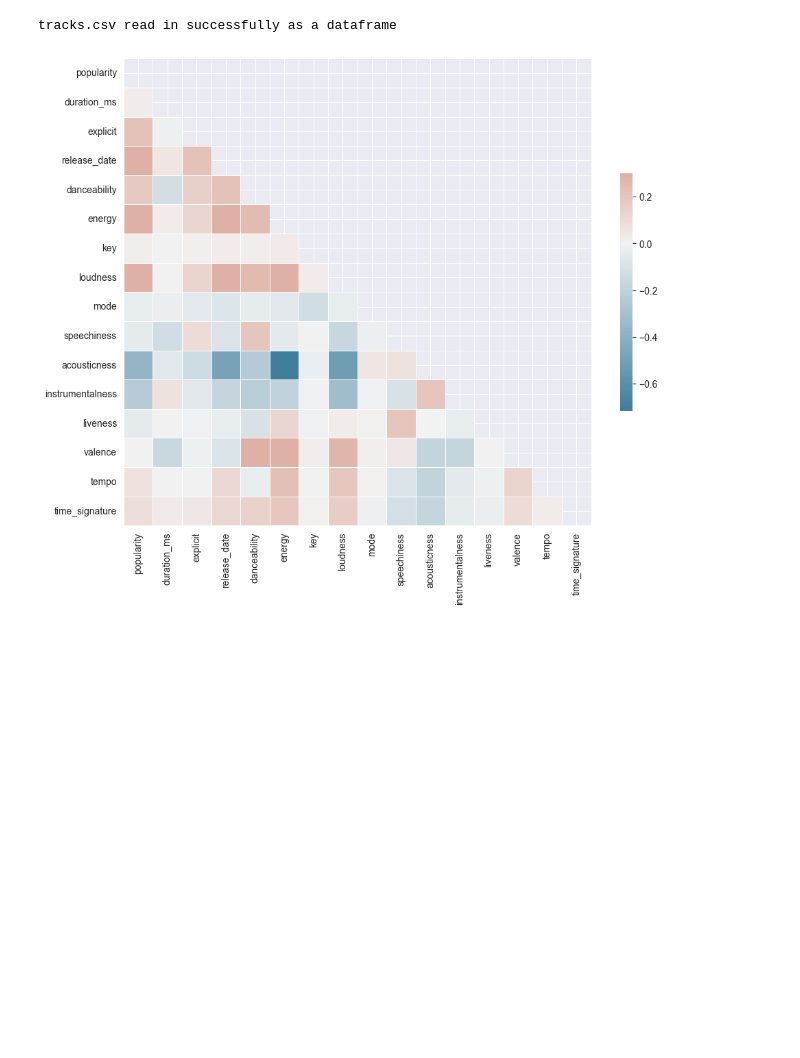
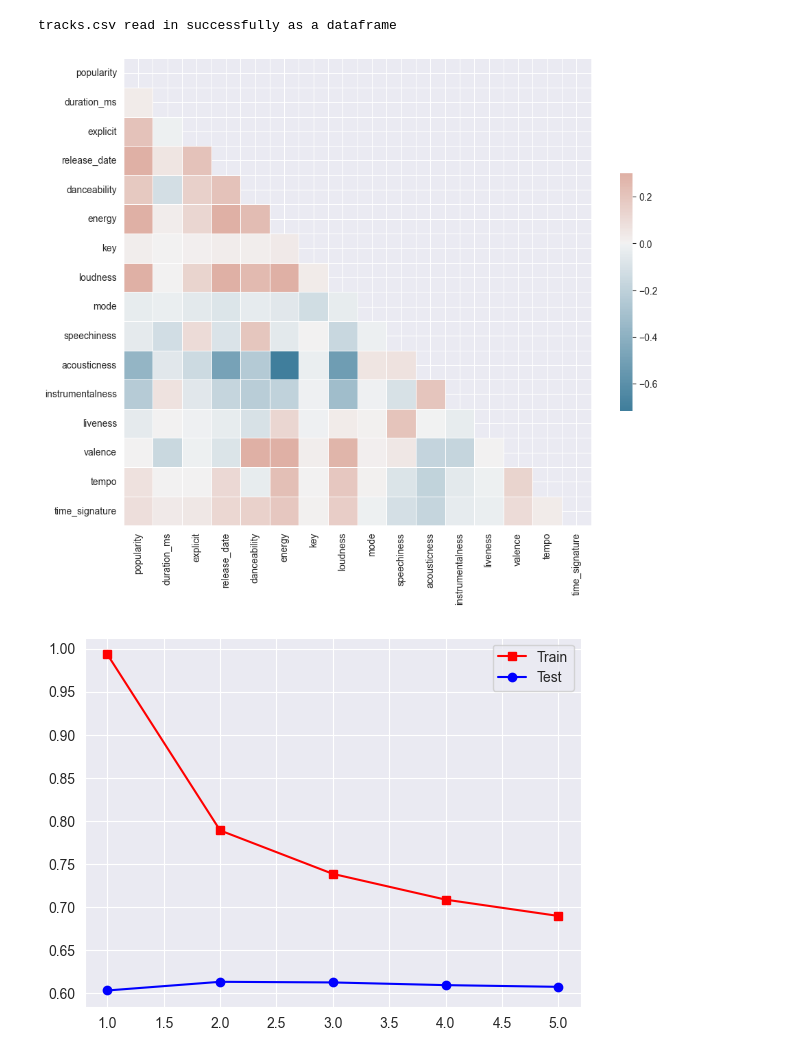
Before and after one commit to Coopsims/Random-Projects, a Jupyter notebook: Spotify Data Science/Song Popularity/Spotify-analysis-V2.0.ipynb, the cells around one changed output. Cells and saved outputs as stored; diff of their text form; code cells hidden in the pictures; blank space fills up the shorter version.

Commit message:
added svm and fixed knn kernel finder

```diff
--- a/Spotify Data Science/Song Popularity/Spotify-analysis-V2.0.ipynb
+++ b/Spotify Data Science/Song Popularity/Spotify-analysis-V2.0.ipynb
@@ -33,6 +34,10 @@ import tensorflow as tf
 import keras
 from keras.callbacks import EarlyStopping
 from keras import metrics
+# %%
+# Global var for selecting popularity cutoff
+MINIMUM_POPULARITY_LIMIT = 40
+MINIMUM_POPULARITY_PERCENTAGE = MINIMUM_POPULARITY_LIMIT / 100
 # %%
 def analyze_algorithm(y_true, y_pred):
 
@@ -101,9 +160,9 @@ inputs = [
         ]
 target = ['popularity']
 
-# Global var for selecting popularity cutoff
-Cutoff = 40
-Cutoffp = Cutoff / 100
+model_scores = {}  # Save F1 Scores for each model
+
+start_time = time.time()
 
 
 for i in range(len(files)):
@@ -112,42 +171,92 @@ for i in range(len(files)):
     print(files[i], 'read in successfully as a dataframe')
     # File specific cleaning
 
     # Data cleaning for tracks.csv
     if i == 0:
         df['release_date'] = pd.to_datetime(df['release_date'], errors='coerce').dt.year
         df = df.drop(columns=['id', 'name', 'artists', 'id_artists'])
 
     # Data cleaning for dataset.csv
     if i == 1:
         df['track_genre_encoded'] = LabelEncoder().fit_transform(df['track_genre'])
         df = df.drop(columns=['Unnamed: 0', 'track_id', 'artists', 'album_name', 'track_name', 'track_genre'])
 
 
     print_correlation_matrix(df)
 
     xtrain, xtest, ytrain, ytest = train_test_split(df[inputs[i]], df[target], test_size=0.2, random_state=42)
 
     # Training Model 1 KNN-Regressor
-    model = neighbors.KNeighborsRegressor(4)
-    model.fit(xtrain, ytrain)
+    kernelNumber = find_best_kernel_value(False, xtrain, ytrain, xtest, ytest)
 
+    modelOne = neighbors.KNeighborsRegressor(kernelNumber)
+    modelOne.fit(xtrain, ytrain)
     print('KNN-Regressor Fitted')
-    # creating predictions
-    y_train_scores = model.predict(xtrain)
-    y_test_scores = model.predict(xtest)
 
-    # Apply same threshold to train predictions
-    y_train_pred = (y_train_scores > Cutoff).astype(int)
-    y_test_pred = (y_test_scores > Cutoff).astype(int)
+    # Apply a same threshold to train predictions
+    y_train, y_train_pred = predict_and_convert(modelOne, xtrain, ytrain, MINIMUM_POPULARITY_LIMIT)
+    print('\nscores for the training set:')
+    analyze_algorithm(y_train, y_train_pred)
 
-    ytrain = (ytrain > Cutoff).astype(int)
-    ytest = (ytest > Cutoff).astype(int)
+    y_test, y_test_pred = predict_and_convert(modelOne, xtest, ytest, MINIMUM_POPULARITY_LIMIT)
+    print('\nscores for the testing set:')
+    analyze_algorithm(y_test, y_test_pred)
 
+    model_scores['knn_regressor'] = f1_score(y_test, y_test_pred)
+
+
+
+    # Training Model 2 KNN-Classifier
+    y_train_two = (ytrain > MINIMUM_POPULARITY_LIMIT).astype(int)
+    y_test_two = (ytest > MINIMUM_POPULARITY_LIMIT).astype(int)
+
+    kernelNumber = find_best_kernel_value(True, xtrain, y_train_two, xtest, y_test_two)
+
+    modelTwo = neighbors.KNeighborsClassifier(kernelNumber)
+    modelTwo.fit(xtrain, y_train_two.values.ravel())
+    print('KNN-Classifier Fitted')
+
+    y_train_pred = modelTwo.predict(xtrain)
     print('\nscores for the training set:')
-    analyze_algorithm(ytrain, y_train_pred)
+    analyze_algorithm(y_train_two, y_train_pred)
+
+    # Apply a same threshold to test predictions
+    y_test_pred = modelTwo.predict(xtest)
+    print('\nscores for the testing set:')
+    analyze_algorithm(y_test_two, y_test_pred)
+
+    model_scores['knn_classifier'] = f1_score(y_test_two, y_test_pred)
+
+
+
+    # Training Model 3 SVM
+    sc = StandardScaler()
+    X_train = sc.fit_transform(xtrain)
+    X_test = sc.transform(xtest)
+
+    # Training the SVM model on the Training set using a linear kernel
+    svm_classifier = SVC(kernel = 'rbf', random_state = 42)
+    svm_classifier.fit(X_train, ytrain.values.ravel())
+    print('SVM-Classifier Fitted')
+
+    # Predicting the results
+    print('\nscores for the training set:')
+    y_pred = svm_classifier.predict(X_train)
+    analyze_algorithm(ytrain, y_pred)
 
     print('\nscores for the testing set:')
-    analyze_algorithm(ytest, y_test_pred)
+    y_pred = svm_classifier.predict(X_test)
+    analyze_algorithm(ytest, y_pred)
+
+    model_scores['svm_classifier'] = f1_score(y_test, y_pred)
+
+
+
+# End timing and print the result
+end_time = time.time()
+
+print("\nExecution time: {} seconds".format(end_time - start_time))
 # %% [output]
 tracks.csv read in successfully as a dataframe
 [figure]
+[figure, new version]
```
Also changed, not shown: parts of 3 cells of this notebook.
